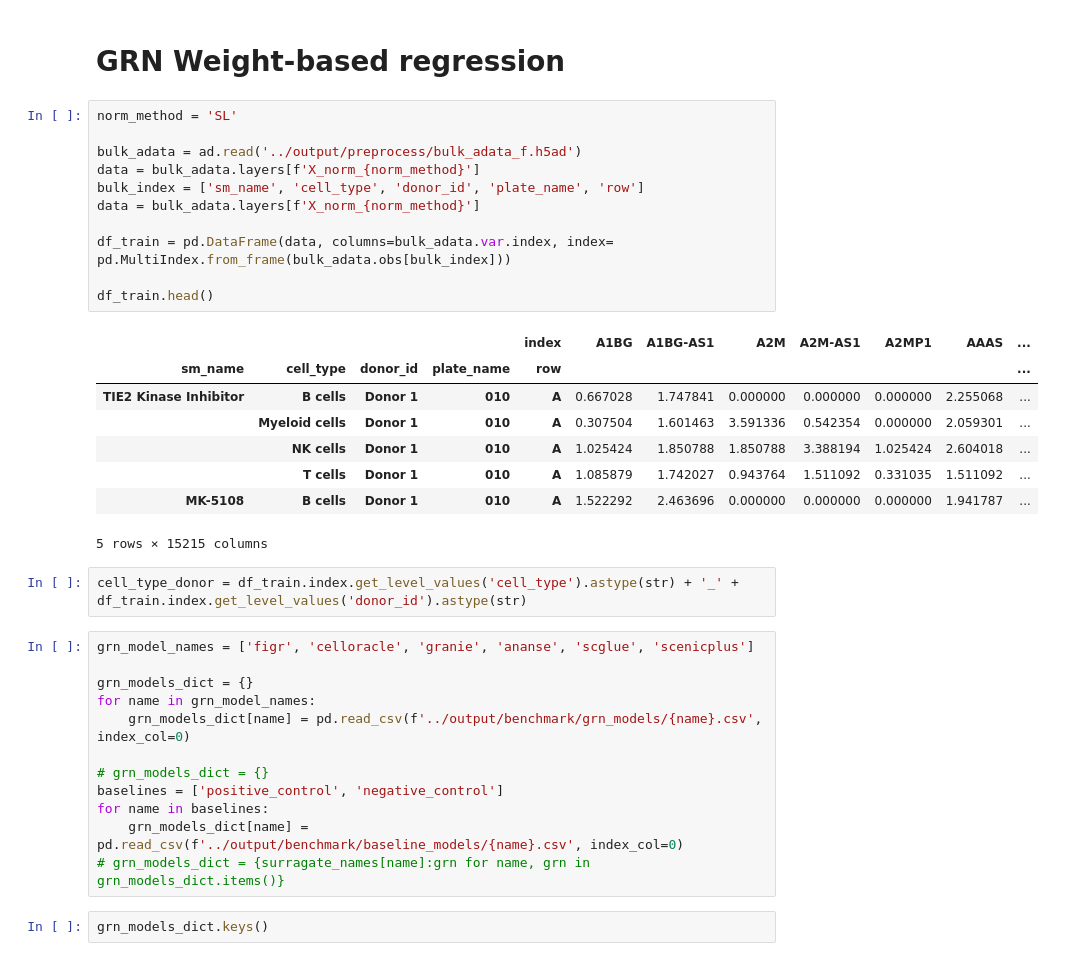
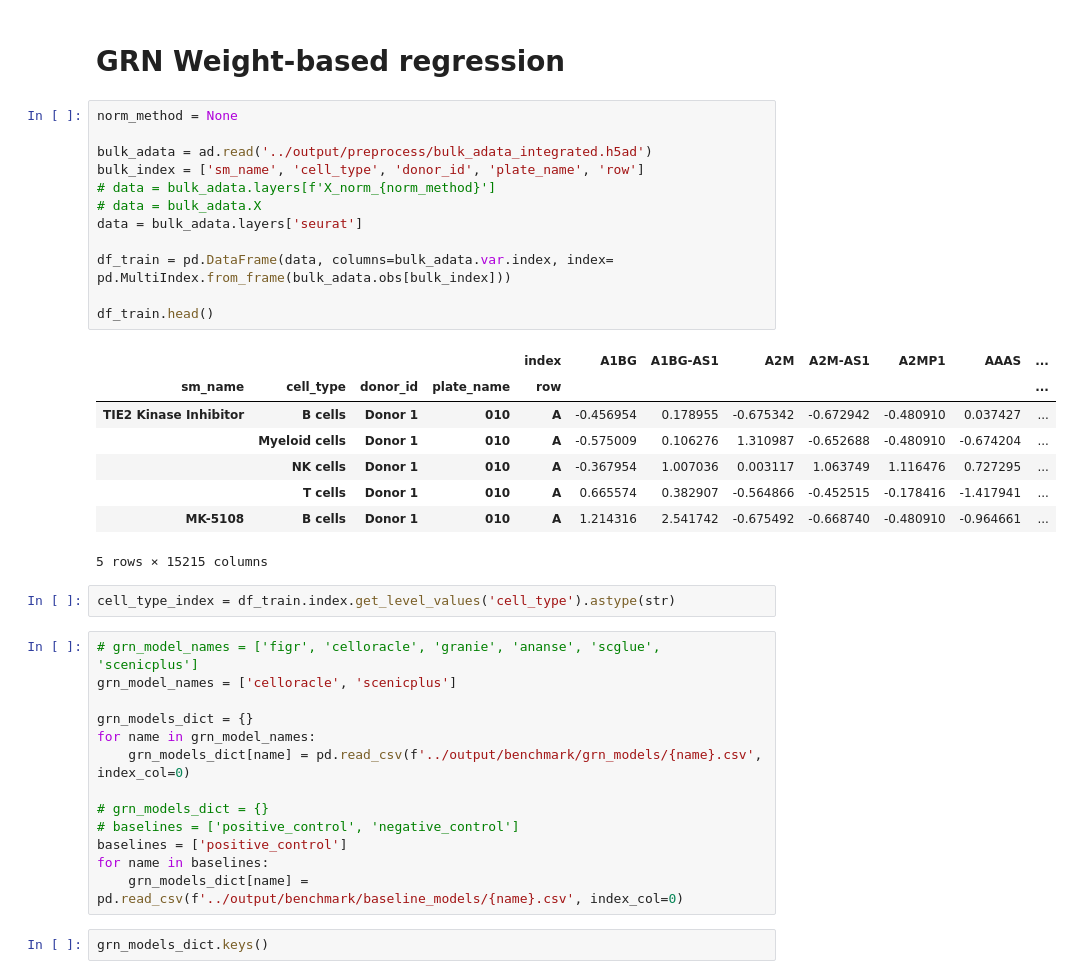
Before and after one commit to janursa/grn_benchmark, a Jupyter notebook: notebooks/main.ipynb, the cells around one changed output. Saved outputs shown, nothing was run; the diff lists cells and outputs as text.

```diff
--- a/notebooks/main.ipynb
+++ b/notebooks/main.ipynb
@@ -827,39 +897,41 @@ plt.show()
 # %% [markdown]
 # GRN Weight-based regression
 # %%
-norm_method = 'SL'
+norm_method = None
 
-bulk_adata = ad.read('../output/preprocess/bulk_adata_f.h5ad')
-data = bulk_adata.layers[f'X_norm_{norm_method}']
+bulk_adata = ad.read('../output/preprocess/bulk_adata_integrated.h5ad')
 bulk_index = ['sm_name', 'cell_type', 'donor_id', 'plate_name', 'row']
-data = bulk_adata.layers[f'X_norm_{norm_method}']
+# data = bulk_adata.layers[f'X_norm_{norm_method}']
+# data = bulk_adata.X
+data = bulk_adata.layers['seurat']
 
 df_train = pd.DataFrame(data, columns=bulk_adata.var.index, index= pd.MultiIndex.from_frame(bulk_adata.obs[bulk_index]))
 
 df_train.head()
 # %% [output]
 |  |  |  |  | index | A1BG | A1BG-AS1 | A2M | A2M-AS1 | A2MP1 | AAAS | ... |
 | sm_name | cell_type | donor_id | plate_name | row |  |  |  |  |  |  | ... |
-| TIE2 Kinase Inhibitor | B cells | Donor 1 | 010 | A | 0.667028 | 1.747841 | 0.000000 | 0.000000 | 0.000000 | 2.255068 | ... |
-|  | Myeloid cells | Donor 1 | 010 | A | 0.307504 | 1.601463 | 3.591336 | 0.542354 | 0.000000 | 2.059301 | ... |
-|  | NK cells | Donor 1 | 010 | A | 1.025424 | 1.850788 | 1.850788 | 3.388194 | 1.025424 | 2.604018 | ... |
-|  | T cells | Donor 1 | 010 | A | 1.085879 | 1.742027 | 0.943764 | 1.511092 | 0.331035 | 1.511092 | ... |
-| MK-5108 | B cells | Donor 1 | 010 | A | 1.522292 | 2.463696 | 0.000000 | 0.000000 | 0.000000 | 1.941787 | ... |
+| TIE2 Kinase Inhibitor | B cells | Donor 1 | 010 | A | -0.456954 | 0.178955 | -0.675342 | -0.672942 | -0.480910 | 0.037427 | ... |
+|  | Myeloid cells | Donor 1 | 010 | A | -0.575009 | 0.106276 | 1.310987 | -0.652688 | -0.480910 | -0.674204 | ... |
+|  | NK cells | Donor 1 | 010 | A | -0.367954 | 1.007036 | 0.003117 | 1.063749 | 1.116476 | 0.727295 | ... |
+|  | T cells | Donor 1 | 010 | A | 0.665574 | 0.382907 | -0.564866 | -0.452515 | -0.178416 | -1.417941 | ... |
+| MK-5108 | B cells | Donor 1 | 010 | A | 1.214316 | 2.541742 | -0.675492 | -0.668740 | -0.480910 | -0.964661 | ... |
 5 rows × 15215 columns
 # %%
-cell_type_donor = df_train.index.get_level_values('cell_type').astype(str) + '_' + df_train.index.get_level_values('donor_id').astype(str)
+cell_type_index = df_train.index.get_level_values('cell_type').astype(str)
 # %%
-grn_model_names = ['figr', 'celloracle', 'granie', 'ananse', 'scglue', 'scenicplus']
+# grn_model_names = ['figr', 'celloracle', 'granie', 'ananse', 'scglue', 'scenicplus']
+grn_model_names = ['celloracle', 'scenicplus']
 
 grn_models_dict = {}
 for name in grn_model_names:
     grn_models_dict[name] = pd.read_csv(f'../output/benchmark/grn_models/{name}.csv', index_col=0)
 
 # grn_models_dict = {}
-baselines = ['positive_control', 'negative_control']
+# baselines = ['positive_control', 'negative_control']
+baselines = ['positive_control']
 for name in baselines:
     grn_models_dict[name] = pd.read_csv(f'../output/benchmark/baseline_models/{name}.csv', index_col=0)
-# grn_models_dict = {surragate_names[name]:grn for name, grn in grn_models_dict.items()}
 # %%
 grn_models_dict.keys()
 # %% [output]
```
Also changed, not shown: parts of 15 cells of this notebook, 9 other files.
